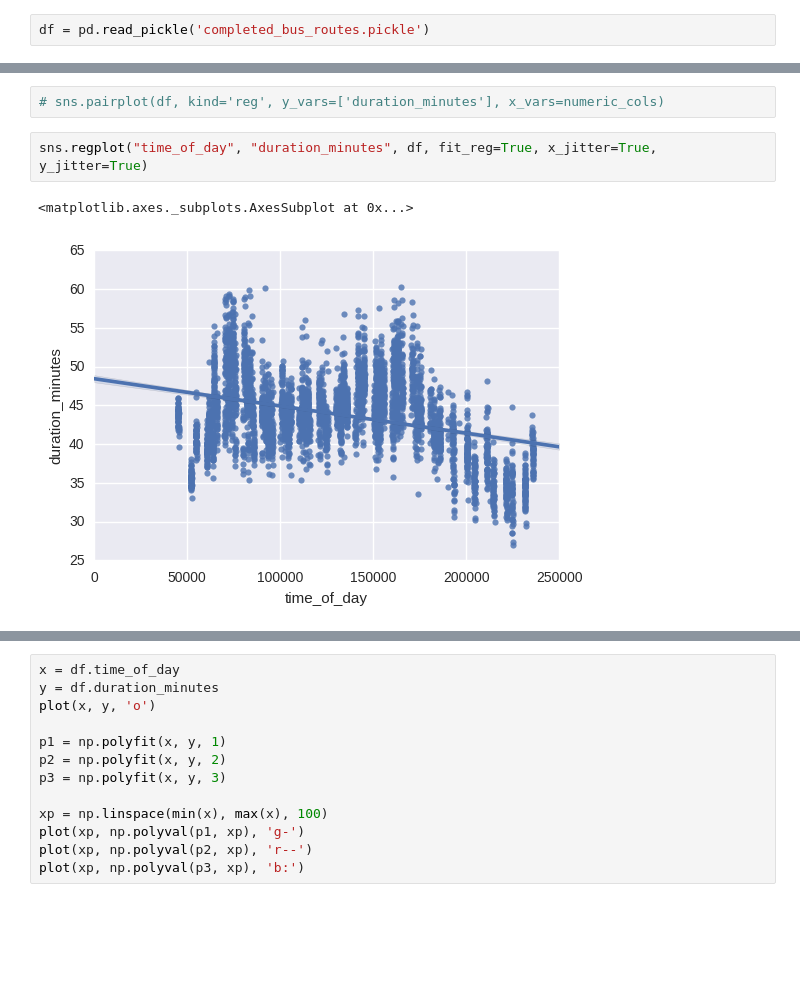
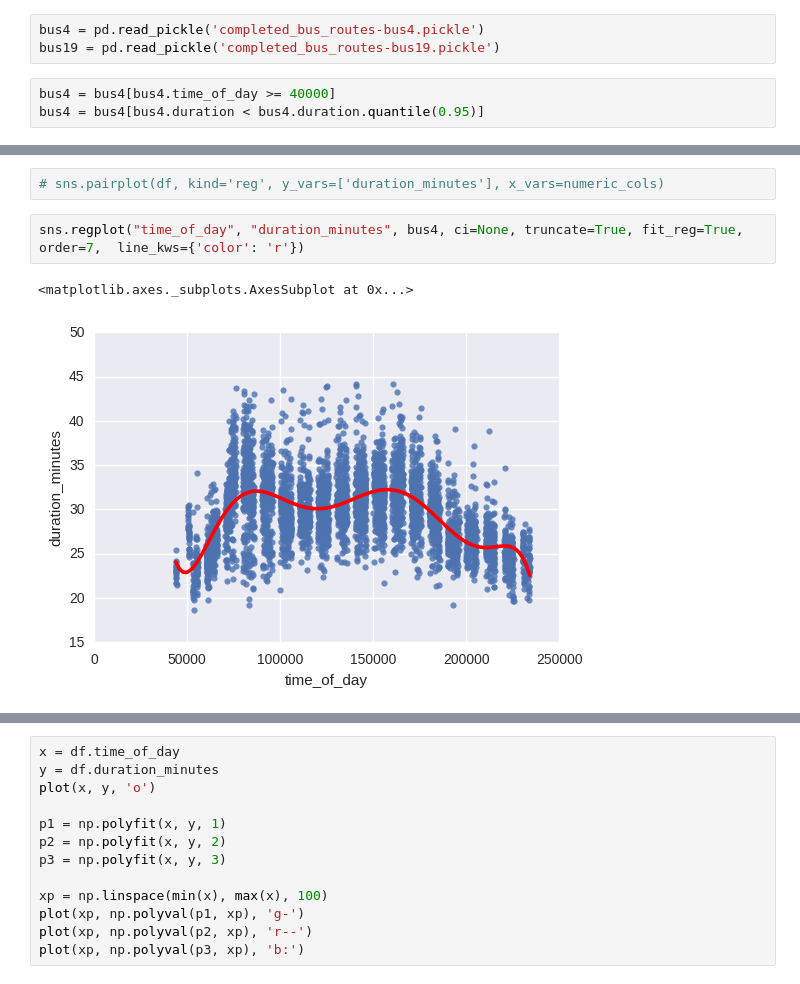
Before and after one commit to mihow/bustimes, a Jupyter notebook: Bus Trip Times Sandbox.ipynb, the cells around one changed output, grey strips where cells are left out. Cells and saved outputs as stored; diff of their text form; blank space fills up the shorter version.

Commit message:
Add working charts to Notebook

```diff
--- a/Bus Trip Times Sandbox.ipynb
+++ b/Bus Trip Times Sandbox.ipynb
@@ -5,4 +5,8 @@ import numpy as np
 from matplotlib.pyplot import plot
 %matplotlib inline
 # %%
-df = pd.read_pickle('completed_bus_routes.pickle')
+bus4 = pd.read_pickle('completed_bus_routes-bus4.pickle')
+bus19 = pd.read_pickle('completed_bus_routes-bus19.pickle')
+# %%
+bus4 = bus4[bus4.time_of_day >= 40000]
+bus4 = bus4[bus4.duration < bus4.duration.quantile(0.95)]
@@ -21,8 +28,8 @@ df = df[df.time_of_day >= 10000]
 numeric_cols = df.select_dtypes(include=[np.number])
 # %%
 # sns.pairplot(df, kind='reg', y_vars=['duration_minutes'], x_vars=numeric_cols)
-# %%
-sns.regplot("time_of_day", "duration_minutes", df, fit_reg=True, x_jitter=True, y_jitter=True)
-# %% [output]
-<matplotlib.axes._subplots.AxesSubplot at 0x...>
-[figure, removed]
+# %%
+sns.regplot("time_of_day", "duration_minutes", bus4, ci=None, truncate=True, fit_reg=True,  order=7,  line_kws={'color': 'r'})
+# %% [output]
+<matplotlib.axes._subplots.AxesSubplot at 0x...>
+[figure, added]
```
Also changed, not shown: parts of 5 cells of this notebook.
